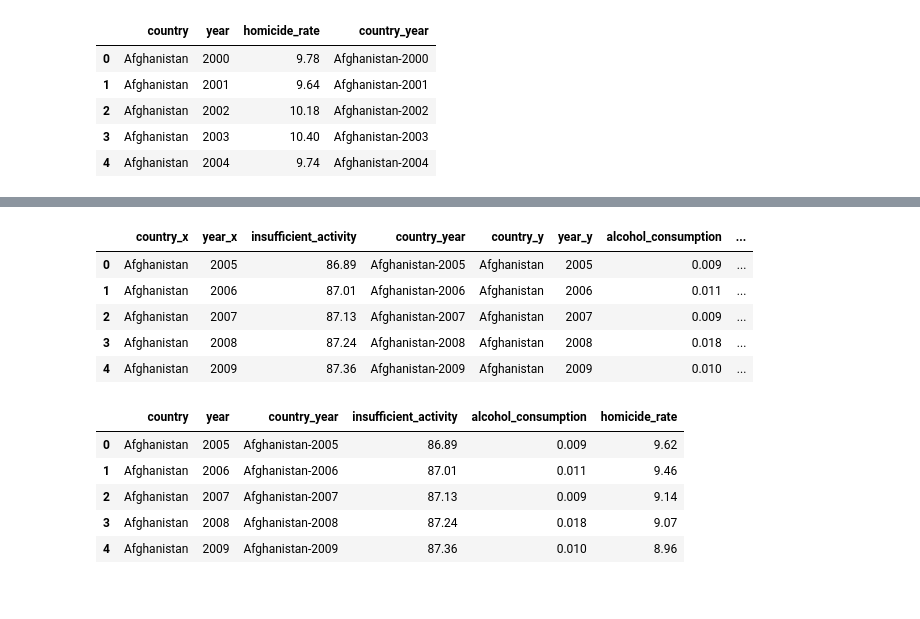
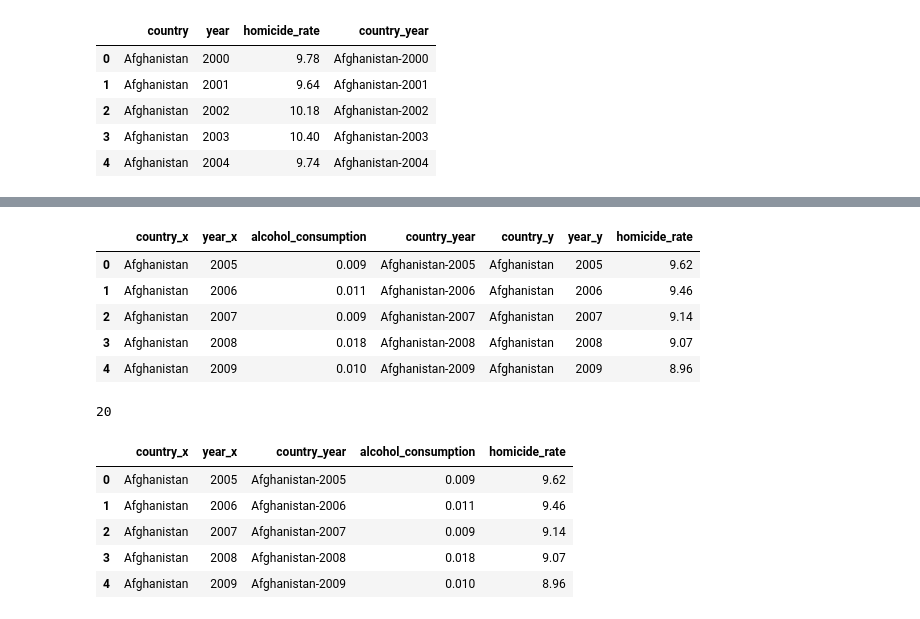
Before and after one commit to anajuarezar/Suicide-Analysis, a Jupyter notebook: data/OWID_WB_clean_dbs.ipynb, the cells around one changed output, grey strips where cells are left out. Saved outputs shown, nothing was run; the diff lists cells and outputs as text; code cells hidden in the pictures.

```diff
--- a/data/OWID_WB_clean_dbs.ipynb
+++ b/data/OWID_WB_clean_dbs.ipynb
@@ -161,5 +144,3 @@ alcohol_df.head()
 | 2 | Afghanistan | 1992 | 0.0 | Afghanistan-1992 |
 | 3 | Afghanistan | 1993 | 0.0 | Afghanistan-1993 |
 | 4 | Afghanistan | 1994 | 0.0 | Afghanistan-1994 |
-# %%
-alcohol_df = alcohol_df.rename(columns={"country_code": "country_year"})
@@ -212,31 +165,34 @@ russianJoin.head()
 # %%
-df_join_homicide =  pd.merge(df_join_alcohol_activity,homicide_df, on='country_year', how='inner')
+df_join_homicide =  pd.merge(alcohol_df,homicide_df, on='country_year', how='inner')
 df_join_homicide.head()
 # %% [output]
-|  | country_x | year_x | insufficient_activity | country_year | country_y | year_y | alcohol_consumption | ... |
-| 0 | Afghanistan | 2005 | 86.89 | Afghanistan-2005 | Afghanistan | 2005 | 0.009 | ... |
-| 1 | Afghanistan | 2006 | 87.01 | Afghanistan-2006 | Afghanistan | 2006 | 0.011 | ... |
-| 2 | Afghanistan | 2007 | 87.13 | Afghanistan-2007 | Afghanistan | 2007 | 0.009 | ... |
-| 3 | Afghanistan | 2008 | 87.24 | Afghanistan-2008 | Afghanistan | 2008 | 0.018 | ... |
-| 4 | Afghanistan | 2009 | 87.36 | Afghanistan-2009 | Afghanistan | 2009 | 0.010 | ... |
+|  | country_x | year_x | alcohol_consumption | country_year | country_y | year_y | homicide_rate |
+| 0 | Afghanistan | 2005 | 0.009 | Afghanistan-2005 | Afghanistan | 2005 | 9.62 |
+| 1 | Afghanistan | 2006 | 0.011 | Afghanistan-2006 | Afghanistan | 2006 | 9.46 |
+| 2 | Afghanistan | 2007 | 0.009 | Afghanistan-2007 | Afghanistan | 2007 | 9.14 |
+| 3 | Afghanistan | 2008 | 0.018 | Afghanistan-2008 | Afghanistan | 2008 | 9.07 |
+| 4 | Afghanistan | 2009 | 0.010 | Afghanistan-2009 | Afghanistan | 2009 | 8.96 |
+# %%
+df_join_homicide["year_x"].nunique()
+# %% [output]
+20
 # %%
 three_df = df_join_homicide[[
-                "country",
-                "year",
+                "country_x",
+                "year_x",
                 "country_year",
-                "insufficient_activity",
                 "alcohol_consumption",
                 "homicide_rate"
                ]]
 
 three_df.head()
 # %% [output]
-|  | country | year | country_year | insufficient_activity | alcohol_consumption | homicide_rate |
-| 0 | Afghanistan | 2005 | Afghanistan-2005 | 86.89 | 0.009 | 9.62 |
-| 1 | Afghanistan | 2006 | Afghanistan-2006 | 87.01 | 0.011 | 9.46 |
-| 2 | Afghanistan | 2007 | Afghanistan-2007 | 87.13 | 0.009 | 9.14 |
-| 3 | Afghanistan | 2008 | Afghanistan-2008 | 87.24 | 0.018 | 9.07 |
-| 4 | Afghanistan | 2009 | Afghanistan-2009 | 87.36 | 0.010 | 8.96 |
+|  | country_x | year_x | country_year | alcohol_consumption | homicide_rate |
+| 0 | Afghanistan | 2005 | Afghanistan-2005 | 0.009 | 9.62 |
+| 1 | Afghanistan | 2006 | Afghanistan-2006 | 0.011 | 9.46 |
+| 2 | Afghanistan | 2007 | Afghanistan-2007 | 0.009 | 9.14 |
+| 3 | Afghanistan | 2008 | Afghanistan-2008 | 0.018 | 9.07 |
+| 4 | Afghanistan | 2009 | Afghanistan-2009 | 0.010 | 8.96 |
 # %%
 df_join_total =  pd.merge(three_df,db_complete, on='country_year', how='inner')
 df_join_total.head()
```
Also changed, not shown: parts of 21 cells of this notebook, 2 other files.
